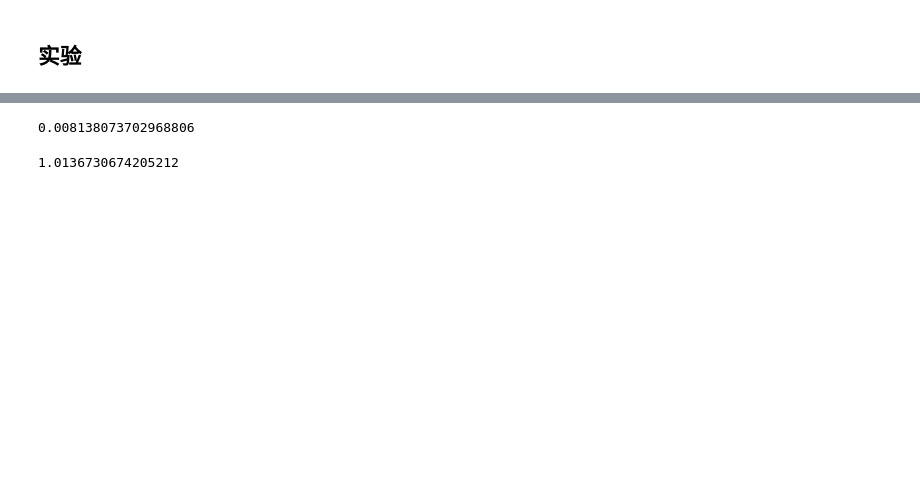
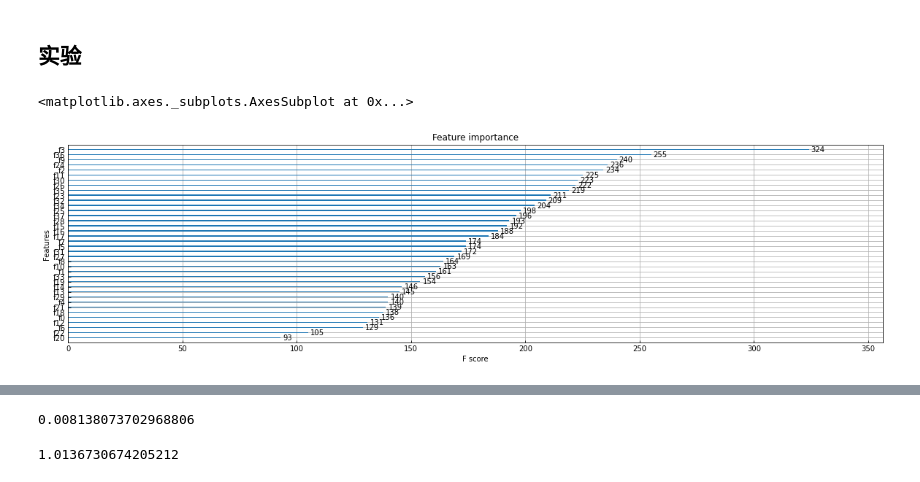
Before and after one commit to wx2480/digit, a Jupyter notebook: XGBmodel.ipynb, the cells around one changed output, grey strips where cells are left out. Cells and saved outputs as stored; diff of their text form; code cells hidden in the pictures; blank space fills up the shorter version.

```diff
--- a/XGBmodel.ipynb
+++ b/XGBmodel.ipynb
@@ -340,2 +382,7 @@ Wall time: 2h 18min 7s
 # %% [markdown]
 ## 实验
+# %%
+plot_importance(r)
+# %% [output]
+<matplotlib.axes._subplots.AxesSubplot at 0x...>
+[figure, added]
```
Also changed, not shown: parts of 24 cells of this notebook.
